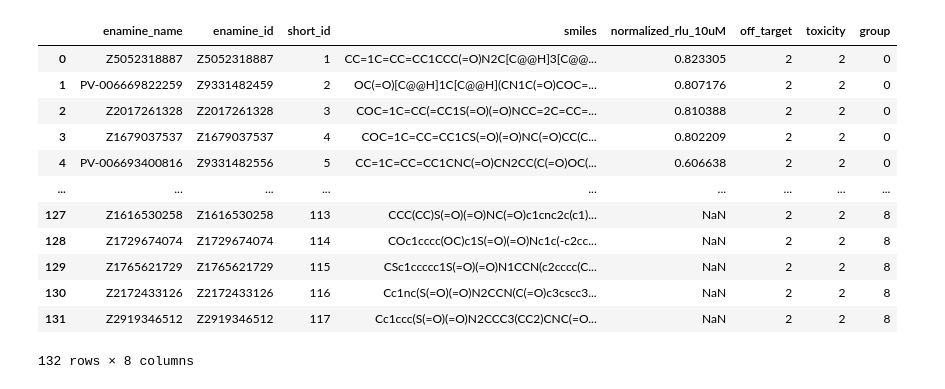
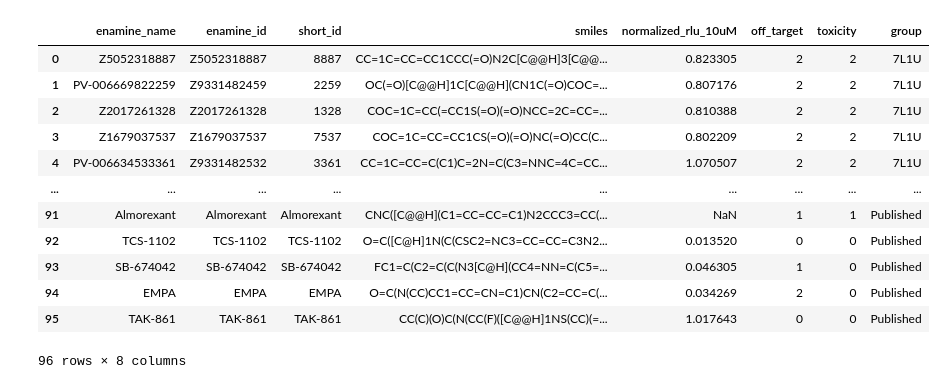
Before and after one commit to toadlover/ginsparg_thymelab_thesis, a Jupyter notebook: jupyter_notebooks/figure_making/drug_phylogeny_summary/drug_phylogeny_analysis.ipynb, the cells around one changed output. Drawn from its saved outputs; the diff is of its cells as text; code cells hidden in the pictures.

```diff
--- a/jupyter_notebooks/figure_making/drug_phylogeny_summary/drug_phylogeny_analysis.ipynb
+++ b/jupyter_notebooks/figure_making/drug_phylogeny_summary/drug_phylogeny_analysis.ipynb
@@ -14,24 +14,25 @@ import scipy
 # %%
 
 
 # Load your CSV
-df = pd.read_csv('drug_summary_data.csv')
+#df = pd.read_csv('drug_summary_data.csv')
+df = pd.read_csv('drug_summary_data_4code_supplementary_figure.csv')
 
 df
 # %% [output]
 |  | enamine_name | enamine_id | short_id | smiles | normalized_rlu_10uM | off_target | toxicity | group |
-| 0 | Z5052318887 | Z5052318887 | 1 | CC=1C=CC=CC1CCC(=O)N2C[C@@H]3[C@@... | 0.823305 | 2 | 2 | 0 |
-| 1 | PV-006669822259 | Z9331482459 | 2 | OC(=O)[C@@H]1C[C@@H](CN1C(=O)COC=... | 0.807176 | 2 | 2 | 0 |
-| 2 | Z2017261328 | Z2017261328 | 3 | COC=1C=CC(=CC1S(=O)(=O)NCC=2C=CC=... | 0.810388 | 2 | 2 | 0 |
-| 3 | Z1679037537 | Z1679037537 | 4 | COC=1C=CC=CC1CS(=O)(=O)NC(=O)CC(C... | 0.802209 | 2 | 2 | 0 |
-| 4 | PV-006693400816 | Z9331482556 | 5 | CC=1C=CC=CC1CNC(=O)CN2CC(C(=O)OC(... | 0.606638 | 2 | 2 | 0 |
+| 0 | Z5052318887 | Z5052318887 | 8887 | CC=1C=CC=CC1CCC(=O)N2C[C@@H]3[C@@... | 0.823305 | 2 | 2 | 7L1U |
+| 1 | PV-006669822259 | Z9331482459 | 2259 | OC(=O)[C@@H]1C[C@@H](CN1C(=O)COC=... | 0.807176 | 2 | 2 | 7L1U |
+| 2 | Z2017261328 | Z2017261328 | 1328 | COC=1C=CC(=CC1S(=O)(=O)NCC=2C=CC=... | 0.810388 | 2 | 2 | 7L1U |
+| 3 | Z1679037537 | Z1679037537 | 7537 | COC=1C=CC=CC1CS(=O)(=O)NC(=O)CC(C... | 0.802209 | 2 | 2 | 7L1U |
+| 4 | PV-006634533361 | Z9331482532 | 3361 | CC=1C=CC=C(C1)C=2N=C(C3=NNC=4C=CC... | 1.070507 | 2 | 2 | 7L1U |
 | ... | ... | ... | ... | ... | ... | ... | ... | ... |
-| 127 | Z1616530258 | Z1616530258 | 113 | CCC(CC)S(=O)(=O)NC(=O)c1cnc2c(c1)... | NaN | 2 | 2 | 8 |
-| 128 | Z1729674074 | Z1729674074 | 114 | COc1cccc(OC)c1S(=O)(=O)Nc1c(-c2cc... | NaN | 2 | 2 | 8 |
-| 129 | Z1765621729 | Z1765621729 | 115 | CSc1ccccc1S(=O)(=O)N1CCN(c2cccc(C... | NaN | 2 | 2 | 8 |
-| 130 | Z2172433126 | Z2172433126 | 116 | Cc1nc(S(=O)(=O)N2CCN(C(=O)c3cscc3... | NaN | 2 | 2 | 8 |
-| 131 | Z2919346512 | Z2919346512 | 117 | Cc1ccc(S(=O)(=O)N2CCC3(CC2)CNC(=O... | NaN | 2 | 2 | 8 |
+| 91 | Almorexant | Almorexant | Almorexant | CNC([C@@H](C1=CC=CC=C1)N2CCC3=CC(... | NaN | 1 | 1 | Published |
+| 92 | TCS-1102 | TCS-1102 | TCS-1102 | O=C([C@H]1N(C(CSC2=NC3=CC=CC=C3N2... | 0.013520 | 0 | 0 | Published |
+| 93 | SB-674042 | SB-674042 | SB-674042 | FC1=C(C2=C(C(N3[C@H](CC4=NN=C(C5=... | 0.046305 | 1 | 0 | Published |
+| 94 | EMPA | EMPA | EMPA | O=C(N(CC)CC1=CC=CN=C1)CN(C2=CC=C(... | 0.034269 | 2 | 0 | Published |
+| 95 | TAK-861 | TAK-861 | TAK-861 | CC(C)(O)C(N(CC(F)([C@@H]1NS(CC)(=... | 1.017643 | 0 | 0 | Published |
-132 rows × 8 columns
+96 rows × 8 columns
 # %%
 # Step 2: Generate fingerprints from SMILES
 def smiles_to_fingerprint(smiles):
```
Also changed, not shown: parts of 7 cells of this notebook, 4 other files.
